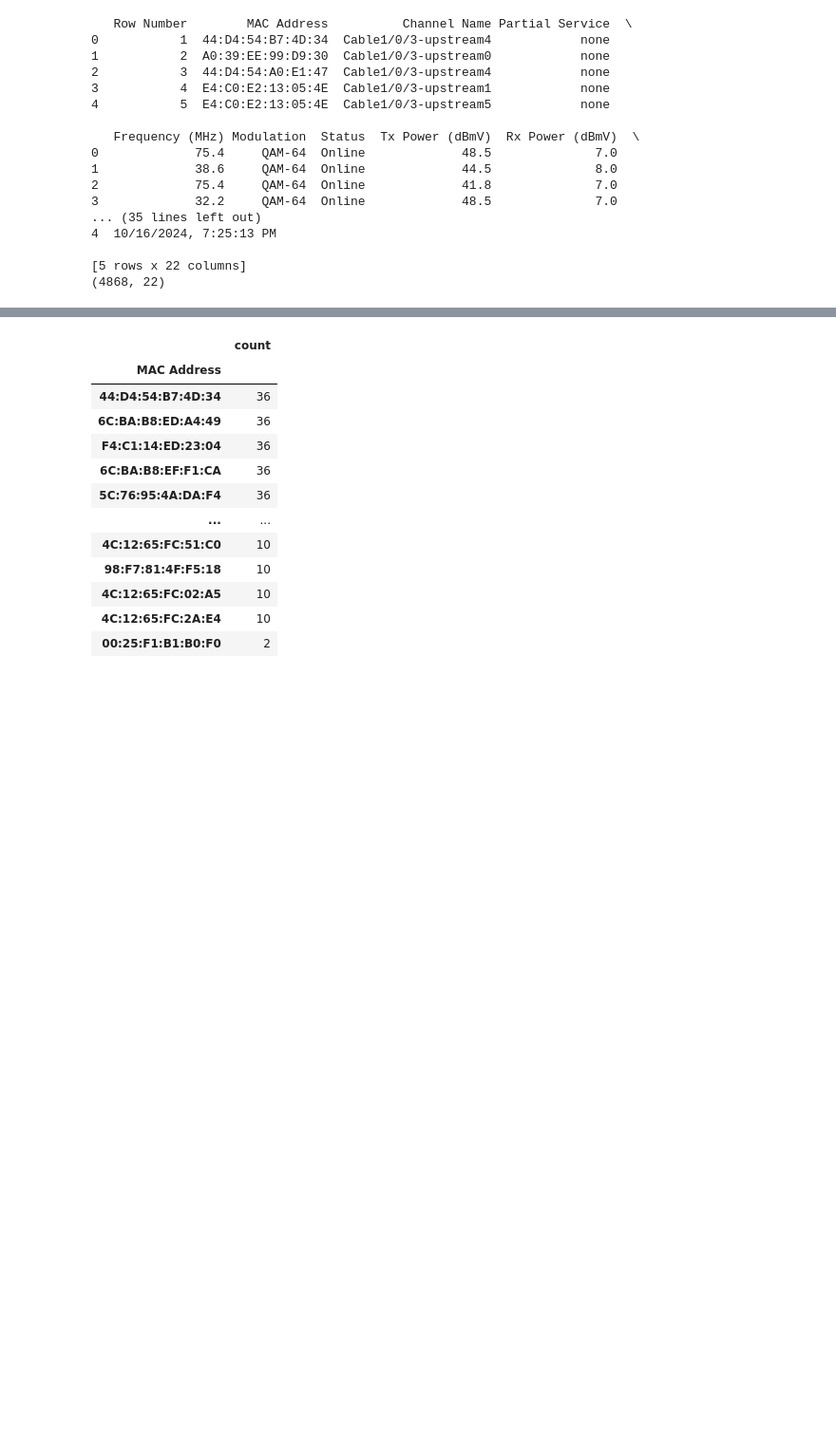
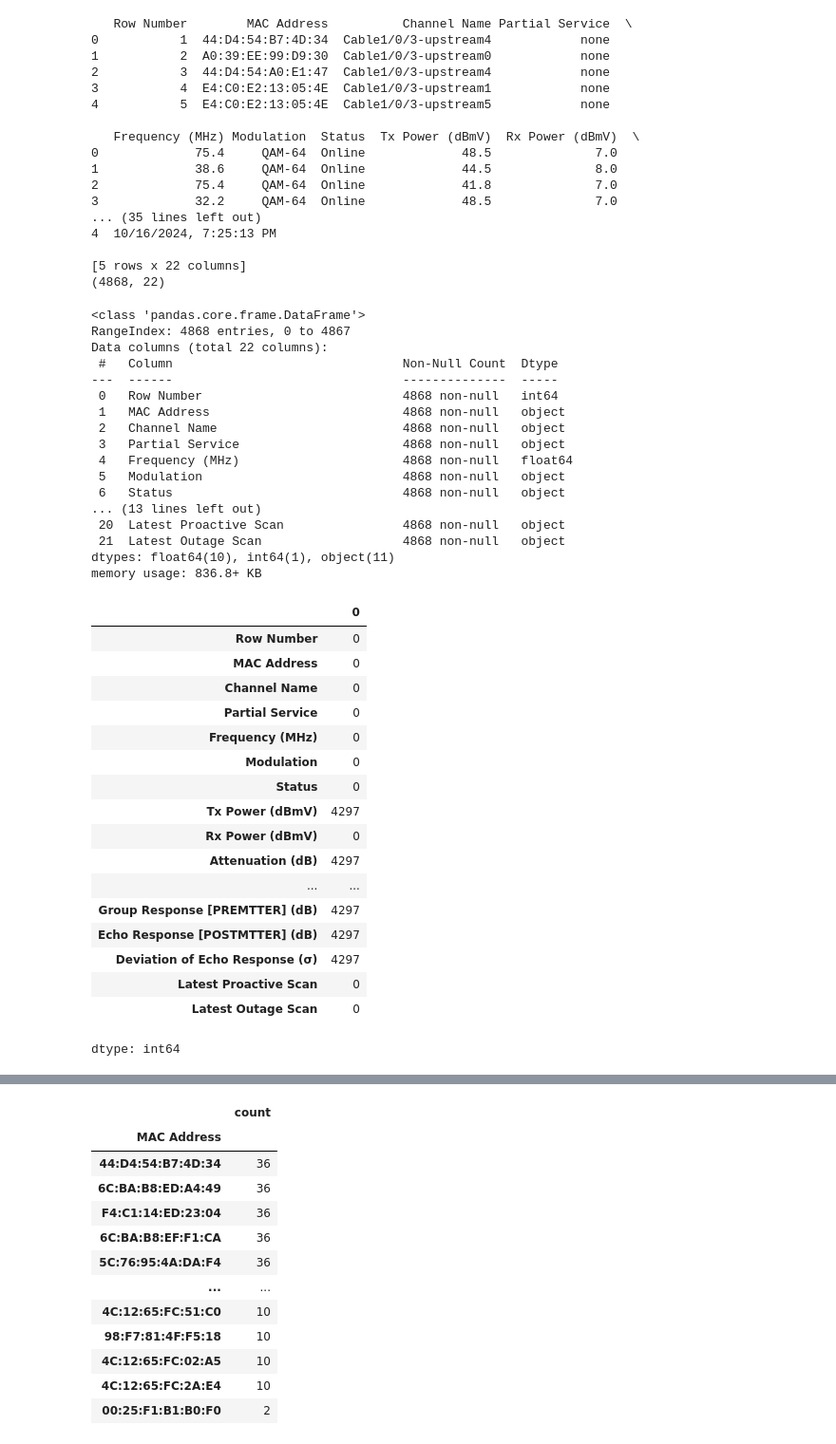
Before and after one commit to LeonardoNBanegas/DATA-SCIENCE-CODERHOUSE, a Jupyter notebook: ProyectoDS_Partel_Banegas.ipynb, the cells around one changed output, grey strips where cells are left out. Shown: that part at 95% size. Drawn from its saved outputs; the diff is of its cells as text; code cells hidden in the pictures; blank space fills up the shorter version.

```diff
--- a/ProyectoDS_Partel_Banegas.ipynb
+++ b/ProyectoDS_Partel_Banegas.ipynb
@@ -71,3 +73,44 @@ print(df.shape)
 
 [5 rows x 22 columns]
 (4868, 22)
+# %%
+# identificar valores nulos
+df.info()
+#sumar valores nulos
+df.isnull().sum()
+# %% [output]
+<class 'pandas.core.frame.DataFrame'>
+RangeIndex: 4868 entries, 0 to 4867
+Data columns (total 22 columns):
+ #   Column                               Non-Null Count  Dtype
+---  ------                               --------------  -----
+ 0   Row Number                           4868 non-null   int64
+ 1   MAC Address                          4868 non-null   object
+ 2   Channel Name                         4868 non-null   object
+ 3   Partial Service                      4868 non-null   object
+ 4   Frequency (MHz)                      4868 non-null   float64
+ 5   Modulation                           4868 non-null   object
+ 6   Status                               4868 non-null   object
+... (13 lines left out)
+ 20  Latest Proactive Scan                4868 non-null   object
+ 21  Latest Outage Scan                   4868 non-null   object
+dtypes: float64(10), int64(1), object(11)
+memory usage: 836.8+ KB
+|  | 0 |
+| Row Number | 0 |
+| MAC Address | 0 |
+| Channel Name | 0 |
+| Partial Service | 0 |
+| Frequency (MHz) | 0 |
+| Modulation | 0 |
+| Status | 0 |
+| Tx Power (dBmV) | 4297 |
+| Rx Power (dBmV) | 0 |
+| Attenuation (dB) | 4297 |
+| ... | ... |
+| Group Response [PREMTTER] (dB) | 4297 |
+| Echo Response [POSTMTTER] (dB) | 4297 |
+| Deviation of Echo Response (σ) | 4297 |
+| Latest Proactive Scan | 0 |
+| Latest Outage Scan | 0 |
+dtype: int64
```
Also changed, not shown: parts of 25 cells of this notebook.
